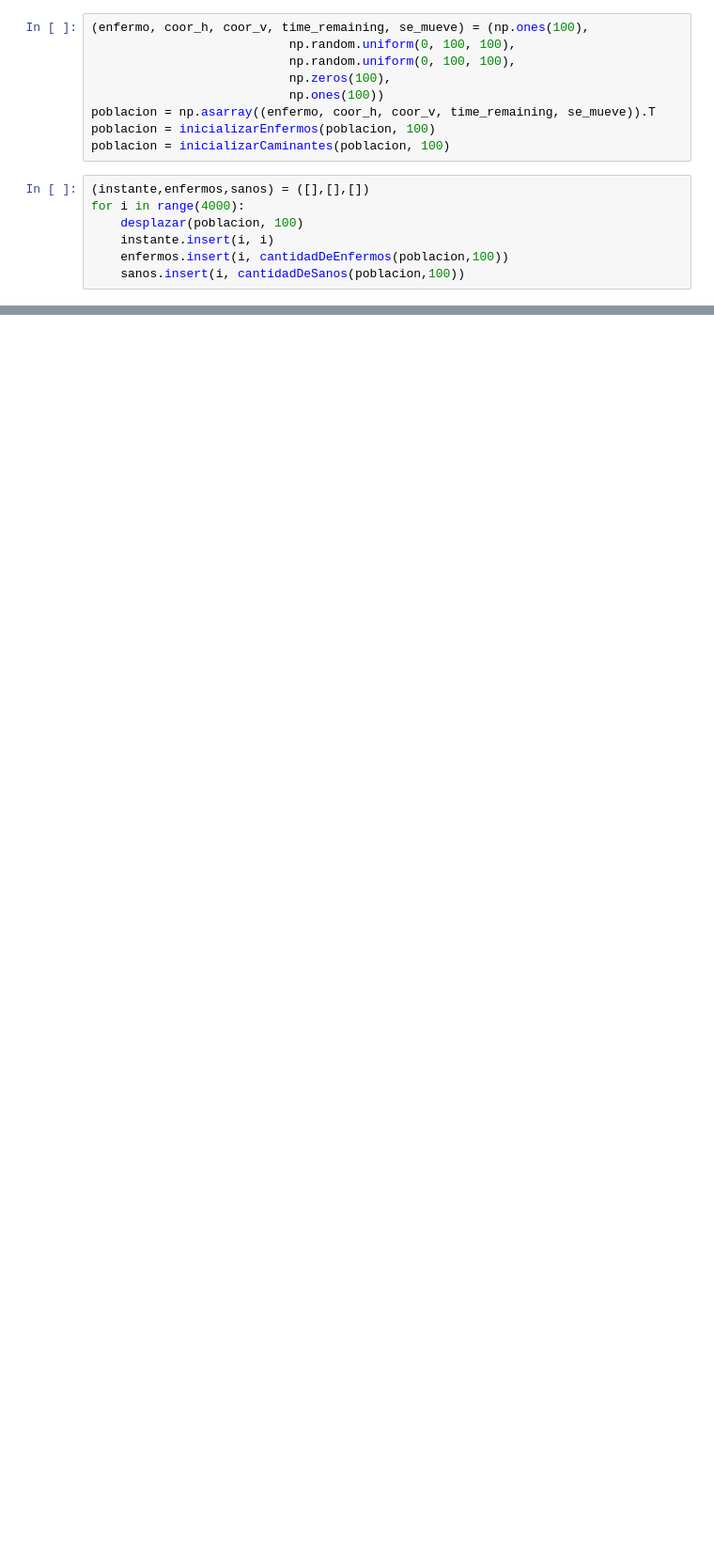
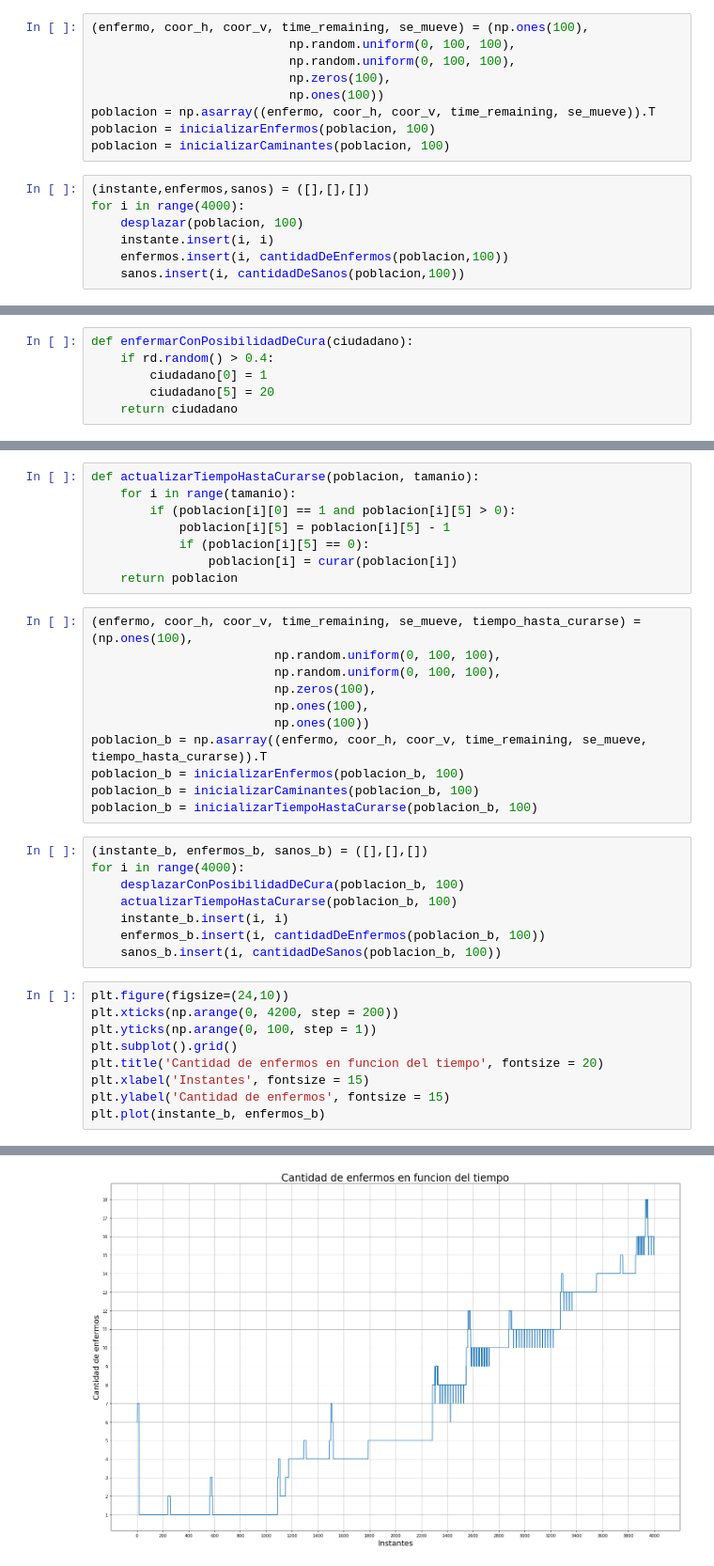
Before and after one commit to nazar9318/Simulacion-1c2020-TP1, a Jupyter notebook: Ejercicio 10.ipynb, the cells around one changed output, grey strips where cells are left out. Shown: that part at 94% size. Saved outputs shown, nothing was run; the diff lists cells and outputs as text; blank space fills up the shorter version.

```diff
--- a/Ejercicio 10.ipynb
+++ b/Ejercicio 10.ipynb
@@ -167,0 +189,6 @@ plt.plot(instante, sanos)
+# %%
+def enfermarConPosibilidadDeCura(ciudadano):
+    if rd.random() > 0.4:
+        ciudadano[0] = 1
+        ciudadano[5] = 20
+    return ciudadano
@@ -167,0 +217,37 @@ plt.plot(instante, sanos)
+# %%
+def actualizarTiempoHastaCurarse(poblacion, tamanio):
+    for i in range(tamanio):
+        if (poblacion[i][0] == 1 and poblacion[i][5] > 0):
+            poblacion[i][5] = poblacion[i][5] - 1
+            if (poblacion[i][5] == 0):
+                poblacion[i] = curar(poblacion[i])
+    return poblacion
+# %%
+(enfermo, coor_h, coor_v, time_remaining, se_mueve, tiempo_hasta_curarse) = (np.ones(100),
+                         np.random.uniform(0, 100, 100),
+                         np.random.uniform(0, 100, 100),
+                         np.zeros(100),
+                         np.ones(100),
+                         np.ones(100))
+poblacion_b = np.asarray((enfermo, coor_h, coor_v, time_remaining, se_mueve, tiempo_hasta_curarse)).T
+poblacion_b = inicializarEnfermos(poblacion_b, 100)
+poblacion_b = inicializarCaminantes(poblacion_b, 100)
+poblacion_b = inicializarTiempoHastaCurarse(poblacion_b, 100)
+# %%
+(instante_b, enfermos_b, sanos_b) = ([],[],[])
+for i in range(4000):
+    desplazarConPosibilidadDeCura(poblacion_b, 100)
+    actualizarTiempoHastaCurarse(poblacion_b, 100)
+    instante_b.insert(i, i)
+    enfermos_b.insert(i, cantidadDeEnfermos(poblacion_b, 100))
+    sanos_b.insert(i, cantidadDeSanos(poblacion_b, 100))
+# %%
+plt.figure(figsize=(24,10))
+plt.xticks(np.arange(0, 4200, step = 200))
+plt.yticks(np.arange(0, 100, step = 1))
+plt.subplot().grid()
+plt.title('Cantidad de enfermos en funcion del tiempo', fontsize = 20)
+plt.xlabel('Instantes', fontsize = 15)
+plt.ylabel('Cantidad de enfermos', fontsize = 15)
+plt.plot(instante_b, enfermos_b)
+# %% [output]
@@ -167,0 +255 @@ plt.plot(instante, sanos)
+[figure, added]
```
Also changed, not shown: parts of 12 cells of this notebook.
